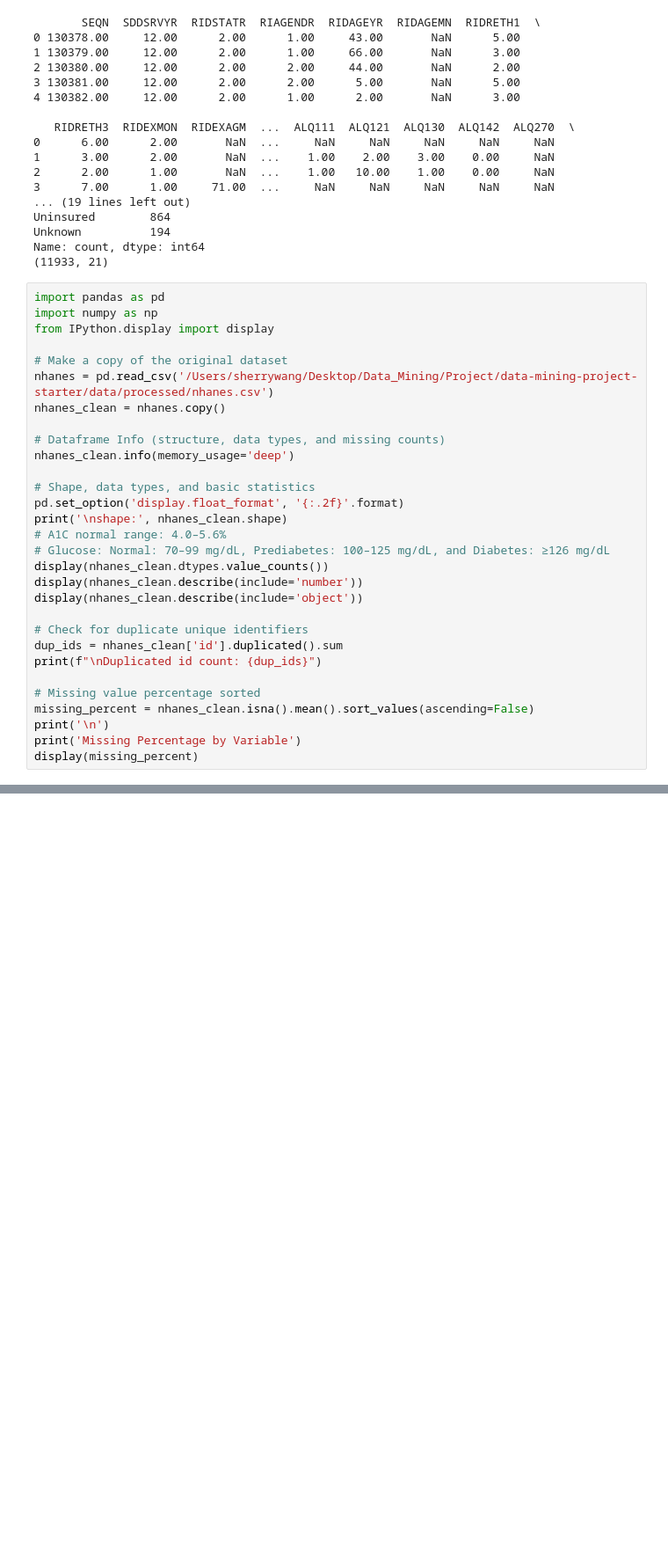
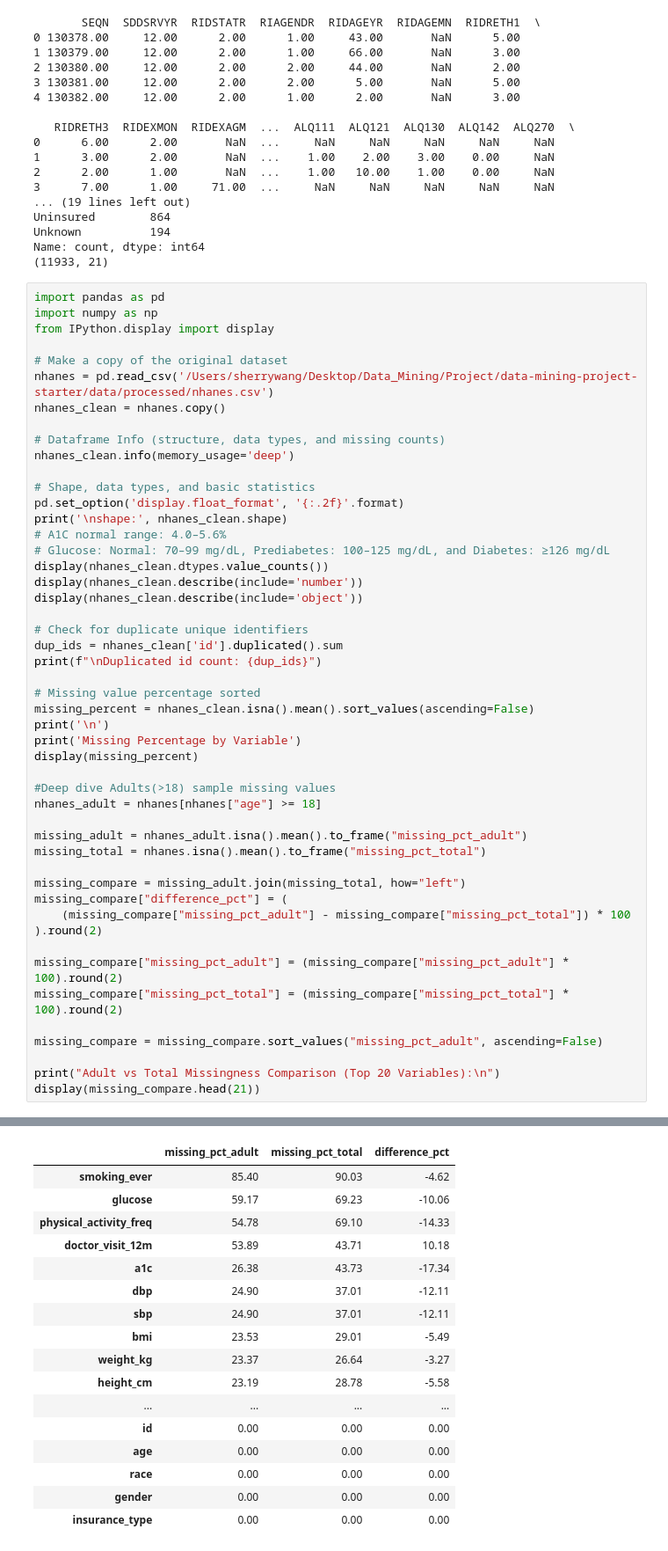
Before and after one commit to Sherry-max33/2021-2023-NHANES-Population-Health-Mining, a Jupyter notebook: notebooks/All_Health_Care_Dataset_Preprocess.ipynb, the cells around one changed output, grey strips where cells are left out. Shown at 88% size. Saved outputs shown, nothing was run; the diff lists cells and outputs as text; blank space fills up the shorter version.

```diff
--- a/notebooks/All_Health_Care_Dataset_Preprocess.ipynb
+++ b/notebooks/All_Health_Care_Dataset_Preprocess.ipynb
@@ -242,6 +242,25 @@ missing_percent = nhanes_clean.isna().mean().sort_values(ascending=False)
 print('\n')
 print('Missing Percentage by Variable')
 display(missing_percent)
+
+#Deep dive Adults(>18) sample missing values
+nhanes_adult = nhanes[nhanes["age"] >= 18]
+
+missing_adult = nhanes_adult.isna().mean().to_frame("missing_pct_adult")
+missing_total = nhanes.isna().mean().to_frame("missing_pct_total")
+
+missing_compare = missing_adult.join(missing_total, how="left")
+missing_compare["difference_pct"] = (
+    (missing_compare["missing_pct_adult"] - missing_compare["missing_pct_total"]) * 100
+).round(2)
+
+missing_compare["missing_pct_adult"] = (missing_compare["missing_pct_adult"] * 100).round(2)
+missing_compare["missing_pct_total"] = (missing_compare["missing_pct_total"] * 100).round(2)
+
+missing_compare = missing_compare.sort_values("missing_pct_adult", ascending=False)
+
+print("Adult vs Total Missingness Comparison (Top 20 Variables):\n")
+display(missing_compare.head(21))
 # %% [output]
 <class 'pandas.core.frame.DataFrame'>
 RangeIndex: 11933 entries, 0 to 11932
@@ -312,3 +332,20 @@ dtype: float64
+|  | missing_pct_adult | missing_pct_total | difference_pct |
+| smoking_ever | 85.40 | 90.03 | -4.62 |
+| glucose | 59.17 | 69.23 | -10.06 |
+| physical_activity_freq | 54.78 | 69.10 | -14.33 |
+| doctor_visit_12m | 53.89 | 43.71 | 10.18 |
+| a1c | 26.38 | 43.73 | -17.34 |
+| dbp | 24.90 | 37.01 | -12.11 |
+| sbp | 24.90 | 37.01 | -12.11 |
+| bmi | 23.53 | 29.01 | -5.49 |
+| weight_kg | 23.37 | 26.64 | -3.27 |
+| height_cm | 23.19 | 28.78 | -5.58 |
+| ... | ... | ... | ... |
+| id | 0.00 | 0.00 | 0.00 |
+| age | 0.00 | 0.00 | 0.00 |
+| race | 0.00 | 0.00 | 0.00 |
+| gender | 0.00 | 0.00 | 0.00 |
+| insurance_type | 0.00 | 0.00 | 0.00 |
 # %%
 #Handle missing values
 #(fill categorical variables with 'Unknown' and numerical variables with the median by age x gender group➡️age➡️gobal).
```
Also changed, not shown: parts of 1 cell of this notebook, 3 other files.
